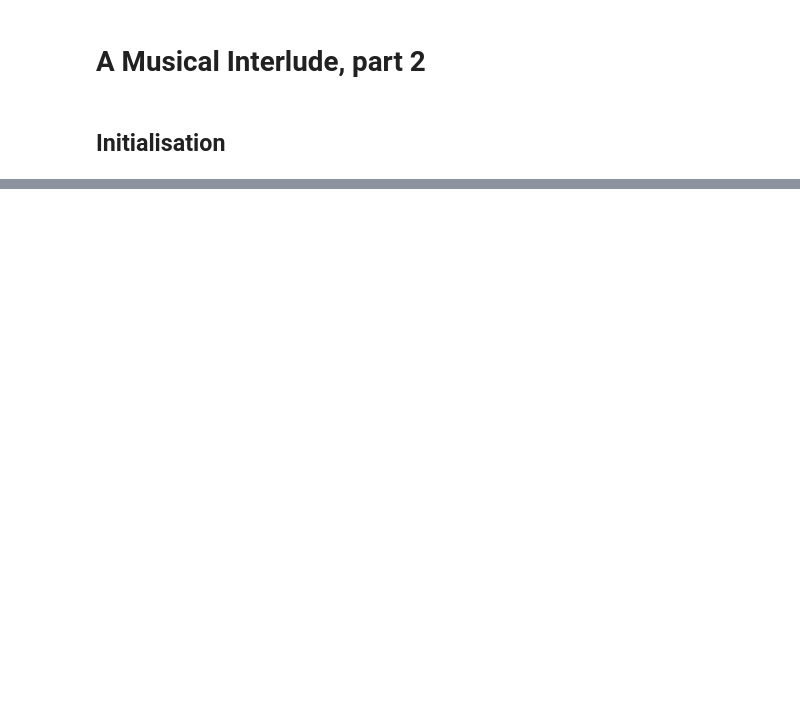
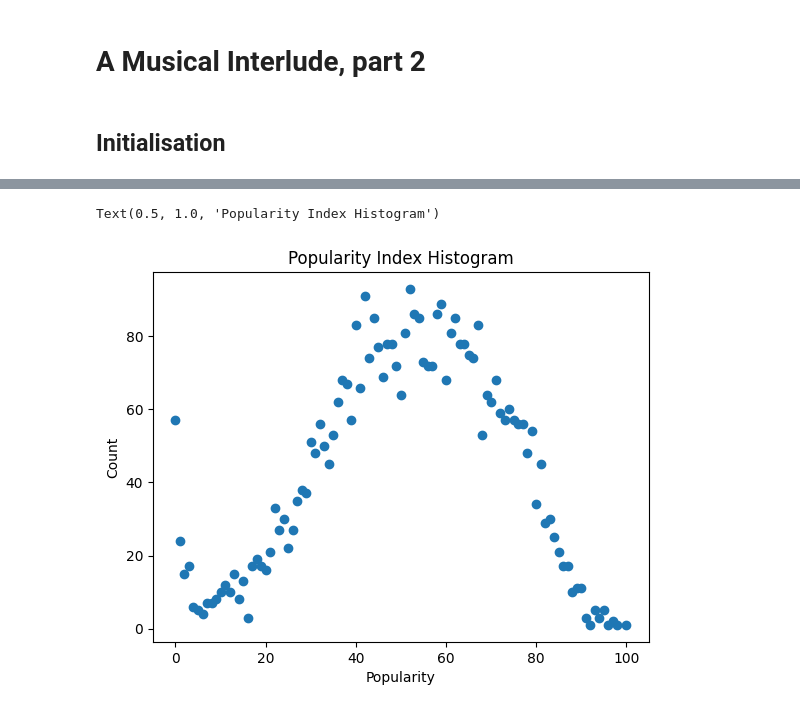
Before and after one commit to aeroniemi/sdpa-coursework, a Jupyter notebook: dataAnalytics/index2.ipynb, the cells around one changed output, grey strips where cells are left out. Saved outputs shown, nothing was run; the diff lists cells and outputs as text; code cells hidden in the pictures; blank space fills up the shorter version.

```diff
--- a/dataAnalytics/index2.ipynb
+++ b/dataAnalytics/index2.ipynb
@@ -8,17 +8,10 @@ import re
 import json
 import numpy as np
 import pandas as pd
-uniqueSongs = pd.read_csv("./data/output/unique_with_details.csv")
-
-history = pd.read_csv("./data/output/history.csv")
-
-history = history.merge(uniqueSongs[["artistName", "trackName","details"]], on=["artistName", "trackName"])
-history
-# history["details"] = history.apply(lambda row: json.loads(row["details"]), axis=1)
-history.join(history["details"].apply(json.loads).apply(pd.series))
-history
-# h2 = (pd.concat({i: pd.DataFrame(x) for i, x in history.pop('details').items()})
-#          .reset_index(level=1, drop=True)
-#          .join(df_actions)
-#          .reset_index(drop=True))
+import matplotlib.pyplot as plt
+with open('./data/output/unique_with_details.json', encoding="utf8") as file:
+    raw = json.load(file)
+uniqueSongs = pd.json_normalize(raw)
+uniqueSongs
+# list(uniqueSongs.columns)
 # %% [output]
@@ -46,0 +65,4 @@ First, let's explore the data:
+# %%
+pop = pd.DataFrame(uniqueSongs["details.popularity"])
+# %%
+pop2 = pop.groupby('details.popularity').size()
@@ -46,0 +83,8 @@ First, let's explore the data:
+# %%
+plt.plot(pop2, 'o')
+plt.xlabel("Popularity")
+plt.ylabel("Count")
+plt.title("Popularity Index Histogram")
+# %% [output]
+Text(0.5, 1.0, 'Popularity Index Histogram')
+[figure, added]
```
Also changed, not shown: parts of 25 cells of this notebook, 1 other file.
